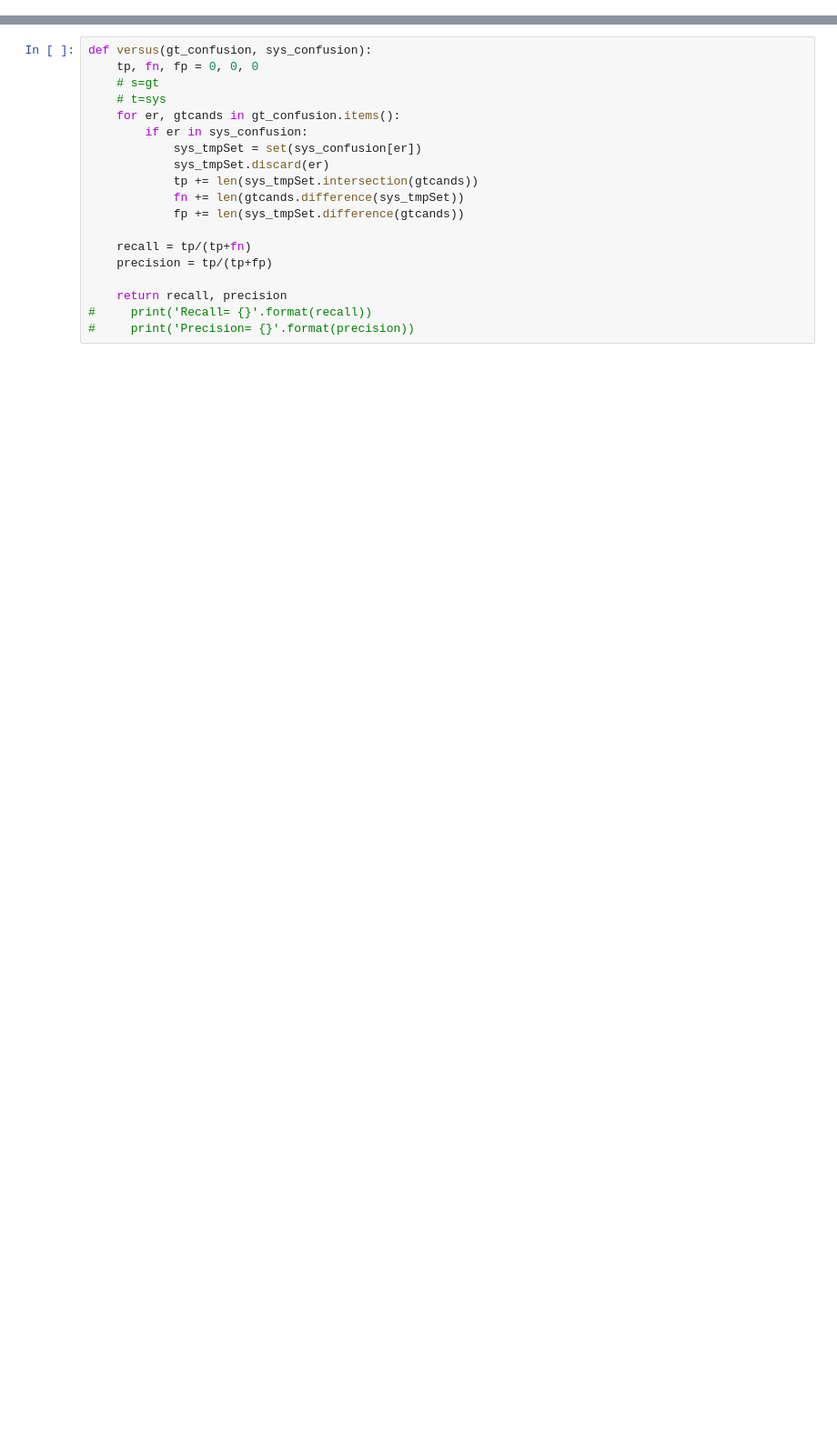
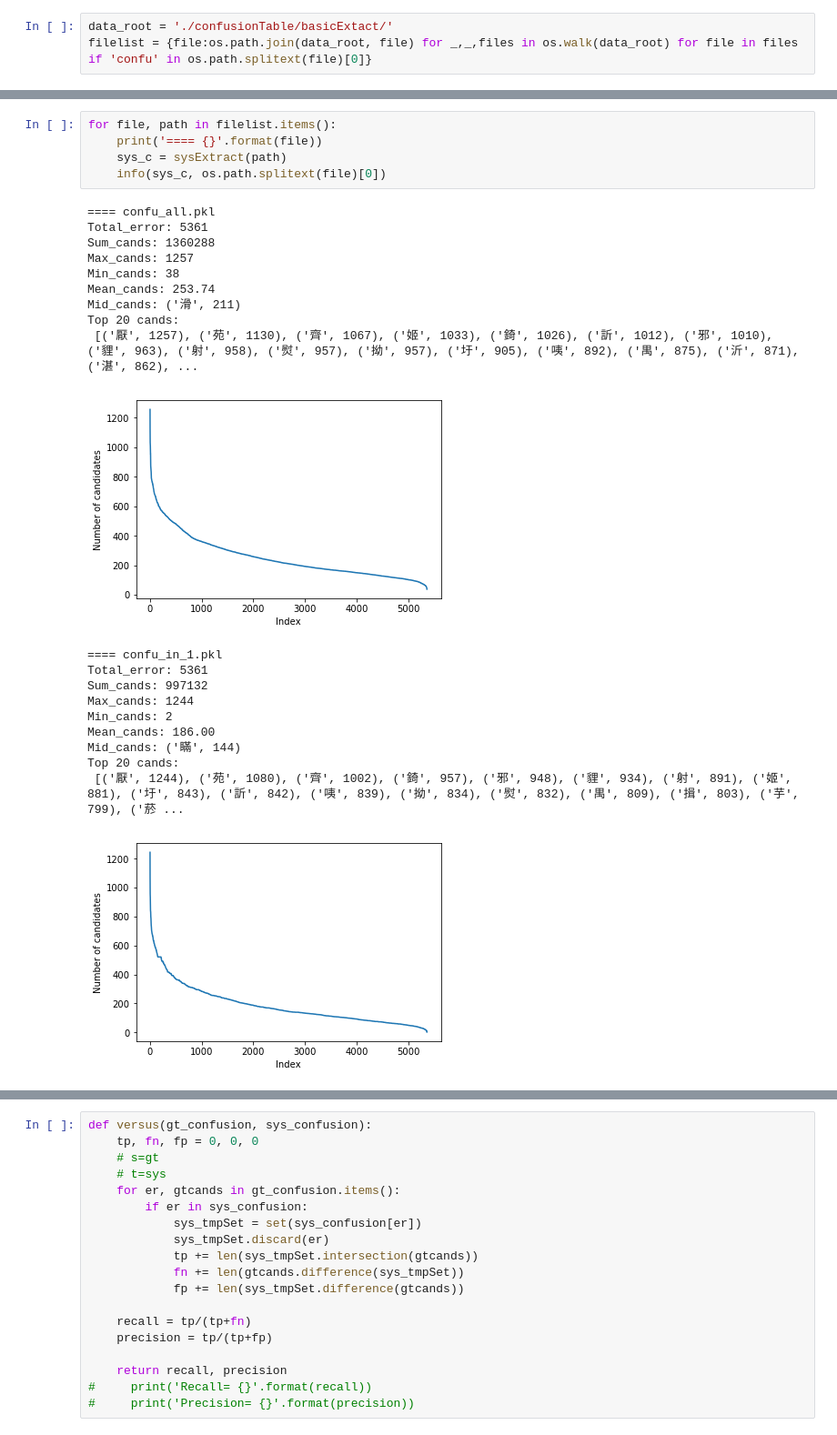
Before and after one commit to sean2249/CSC, a Jupyter notebook: confusionConverage.ipynb, the cells around one changed output, grey strips where cells are left out. Shown at 91% size. Cells and saved outputs as stored; diff of their text form; blank space fills up the shorter version.

```diff
--- a/confusionConverage.ipynb
+++ b/confusionConverage.ipynb
@@ -25,0 +89,3 @@ def sysExtract(confusionset_file):
+# %%
+data_root = './confusionTable/basicExtact/'
+filelist = {file:os.path.join(data_root, file) for _,_,files in os.walk(data_root) for file in files if 'confu' in os.path.splitext(file)[0]}
@@ -25,0 +136,26 @@ def sysExtract(confusionset_file):
+# %%
+for file, path in filelist.items():
+    print('==== {}'.format(file))
+    sys_c = sysExtract(path)
+    info(sys_c, os.path.splitext(file)[0])
+# %% [output]
+==== confu_all.pkl
+Total_error: 5361
+Sum_cands: 1360288
+Max_cands: 1257
+Min_cands: 38
+Mean_cands: 253.74
+Mid_cands: ('滑', 211)
+Top 20 cands:
+ [('厭', 1257), ('苑', 1130), ('齊', 1067), ('姬', 1033), ('錡', 1026), ('訢', 1012), ('邪', 1010), ('貍', 963), ('射', 958), ('熨', 957), ('拗', 957), ('圩', 905), ('咦', 892), ('禺', 875), ('沂', 871), ('湛', 862), ...
+[figure, added]
+==== confu_in_1.pkl
+Total_error: 5361
+Sum_cands: 997132
+Max_cands: 1244
+Min_cands: 2
+Mean_cands: 186.00
+Mid_cands: ('瞞', 144)
+Top 20 cands:
+ [('厭', 1244), ('苑', 1080), ('齊', 1002), ('錡', 957), ('邪', 948), ('貍', 934), ('射', 891), ('姬', 881), ('圩', 843), ('訢', 842), ('咦', 839), ('拗', 834), ('熨', 832), ('禺', 809), ('揖', 803), ('芋', 799), ('菸 ...
+[figure, added]
```
Also changed, not shown: parts of 29 cells of this notebook, 41 other files.
